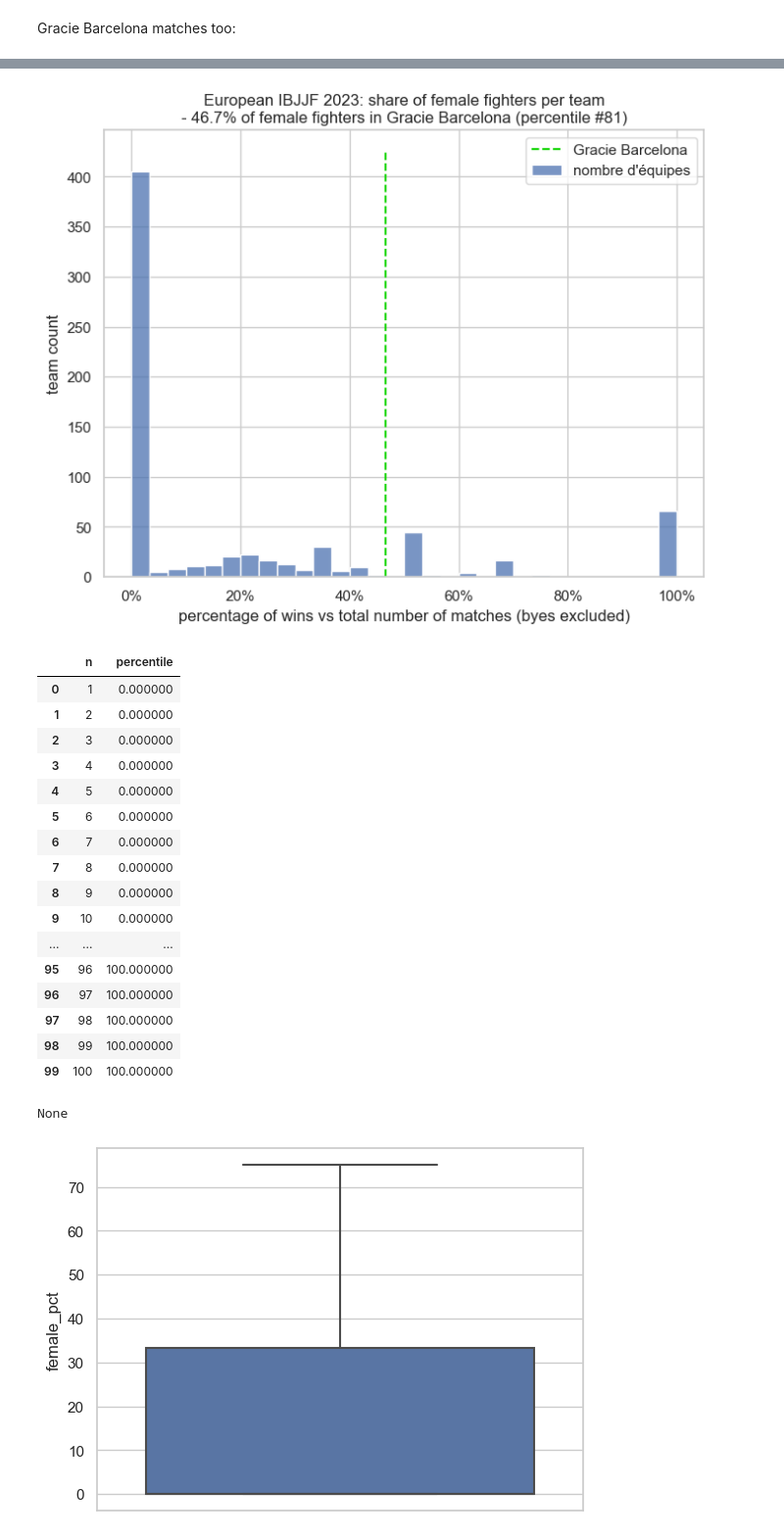
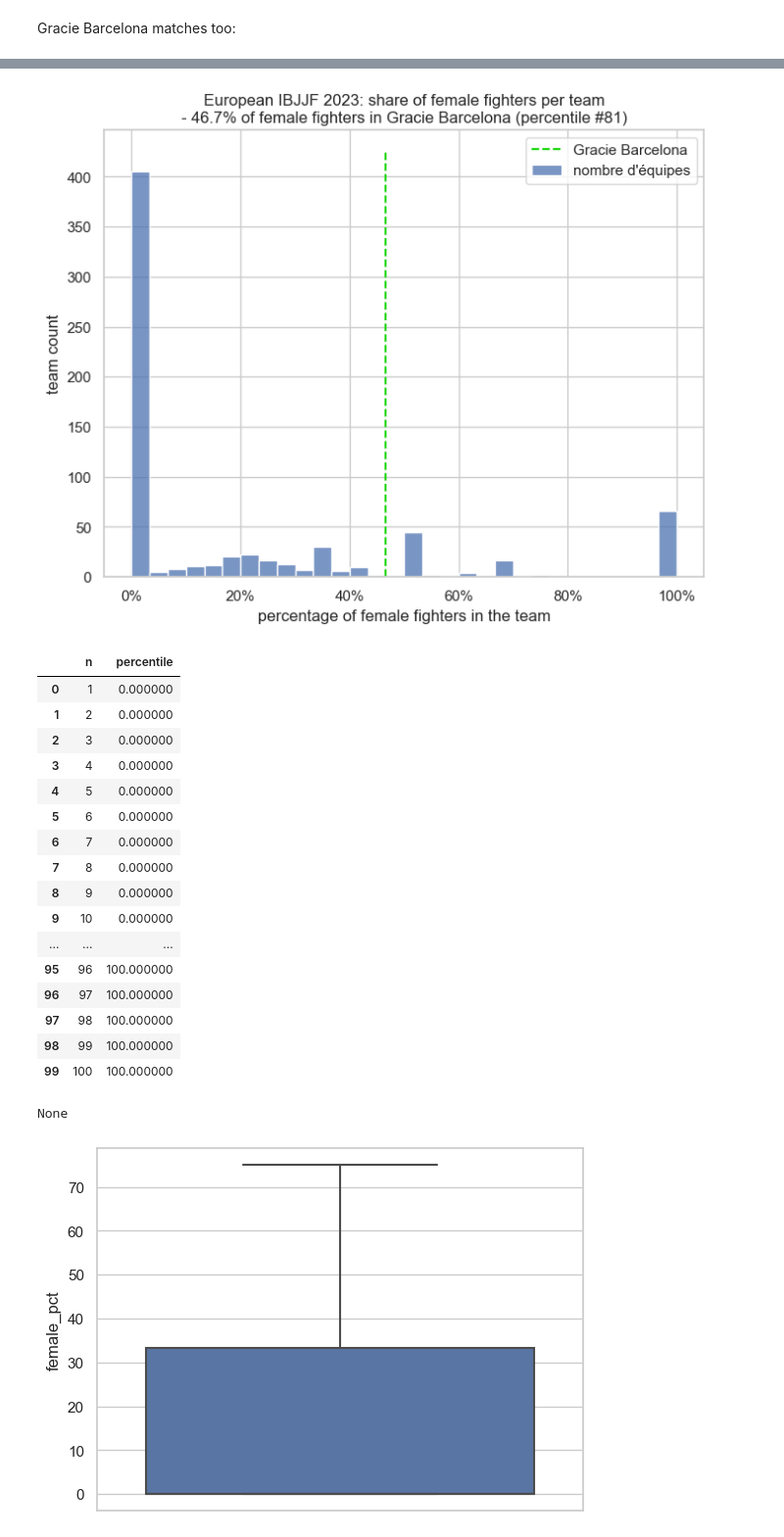
Before and after one commit to peanutbatard/scraping, a Jupyter notebook: IBJJF European Championship - scraping + basic analysis.ipynb, the cells around one changed output, grey strips where cells are left out. Shown at 98% size. Cells and saved outputs as stored; diff of their text form; code cells hidden in the pictures.

Commit message:
fixing typo in one chart axis label

```diff
--- a/IBJJF European Championship - scraping + basic analysis.ipynb
+++ b/IBJJF European Championship - scraping + basic analysis.ipynb
@@ -1748,32 +1766,34 @@ display(df_fighters[df_fighters['club'].str.contains('gracie barcelona', na = Fa
 # %%
+sns.set_theme(style = 'whitegrid')
+
 col = 'female_pct'
 val = df_teams[df_teams['club'] == 'Gracie Barcelona'][col].iloc[0]
 
 arr = np.array(df_teams[col])
 percentile = stats.percentileofscore(arr, val)
 percentile = np.ceil(percentile).astype('int')
 
 fig, ax = plt.subplots(figsize = (8, 6))
 ax = sns.histplot(data = df_teams, x = col, bins = 30)
-ax.set(xlabel = 'percentage of wins vs total number of matches (byes excluded)'
+ax.set(xlabel = 'percentage of female fighters in the team'
        , ylabel = 'team count'
        , title = 'European IBJJF 2023: share of female fighters per team\n- {}% of female fighters in Gracie Barcelona (percentile #{})'
        .format(round(val, 1), percentile))
 min_ylim, max_ylim = plt.ylim()
 ax.vlines(val, ymin = min_ylim, ymax = max_ylim, linestyle = 'dashed', color = '#10d402')
 ax.legend(labels = ['Gracie Barcelona', 'nombre d\'équipes'], loc = 'upper right')
 fmt = '%.0f%%'
 xticks = mtick.FormatStrFormatter(fmt)
 ax.xaxis.set_major_formatter(xticks)
 
 plt.show()
 
 df = pd.DataFrame(data = {'n': np.arange(1, 101, 1)
                           , 'percentile': np.percentile(df_teams[col], np.arange(0, 100, 1))})
 with pd.option_context('display.max_rows', None):
     display(display(df))
 # %% [output]
-[figure, old version]
+[figure, new version]
 |  | n | percentile |
 | 0 | 1 | 0.000000 |
 | 1 | 2 | 0.000000 |
```
Also changed, not shown: parts of 5 cells of this notebook.
